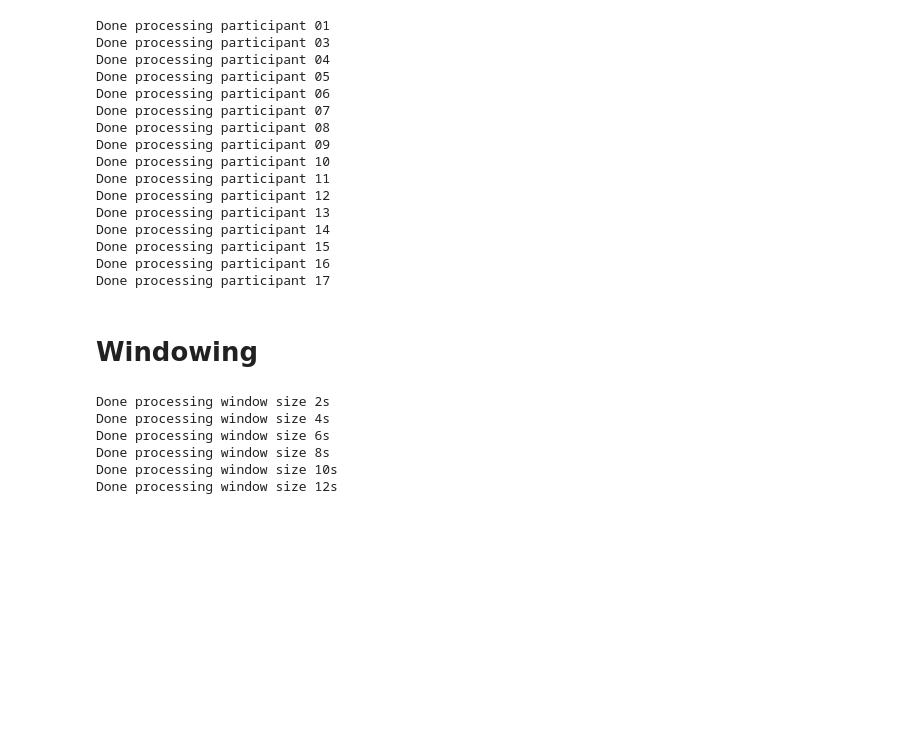
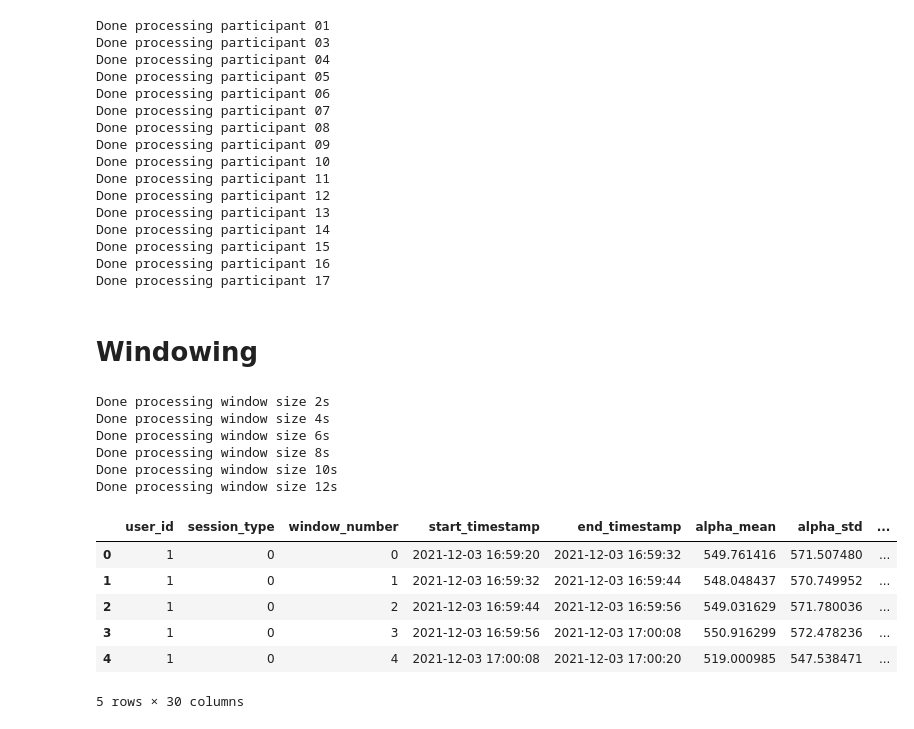
Before and after one commit to FYP-22-23-EEE/weee-preprocess, a Jupyter notebook: notebooks/MUSE/EEG.ipynb, the cells around one changed output. Cells and saved outputs as stored; diff of their text form; code cells hidden in the pictures; blank space fills up the shorter version.

```diff
--- a/notebooks/MUSE/EEG.ipynb
+++ b/notebooks/MUSE/EEG.ipynb
@@ -65,26 +65,24 @@ Done processing participant 17
 # %%
 WINDOW_SIZES = ['2s', '4s', '6s', '8s', '10s', '12s']
 AGG_FUNCS = ['mean', 'std', 'min', 'max', 'median']
-SKIP_FROM_START_SIT_FOR_EACH = '30s'
+SKIP_FROM_START_SIT = '30s'
 # %%
 def create_non_overlapping_windows(window_size, agg_funcs, ignore_incomplete_windows=True):
     dfs = []
     for p, p_df in muse_eeg.groupby('user_id'):
+
+        if SKIP_FROM_START_SIT:
+            skip = parse_simple_timedelta(SKIP_FROM_START_SIT)
+            p_df = activity_encoder.crop_from_start_time(p_df, p, offset=skip)
+
         for a, pa_df in p_df.groupby('session_type'):
             # pre touch ups
             df = pa_df.sort_values('timestamp')
-            if SKIP_FROM_START_SIT_FOR_EACH:
-                lower_bound = df['timestamp'].iloc[0] + parse_simple_timedelta(SKIP_FROM_START_SIT_FOR_EACH)
-                df = df[df['timestamp'] >= lower_bound]
-            df = df.dropna(subset=['session_type']) # remove rows with nan activity
-            if ignore_incomplete_windows:
-                number_of_windows = len(df) // int(window_size[:-1])
-                df = df.iloc[:number_of_windows*int(window_size[:-1])] # remove incomplete windows
 
             # create windows and aggregate
             agg_cols = {c: agg_funcs for c in df.columns if c not in ['timestamp', 'user_id', 'session_type']}
             agg_cols['timestamp'] =  ['first', 'last']
-            windowed = df.groupby(pd.Grouper(key='timestamp', freq=window_size)).agg(agg_cols)
+            windowed = df.groupby(pd.Grouper(key='timestamp', freq=window_size, origin='start')).agg(agg_cols)
 
             # post touch ups
             windowed.columns = ['_'.join(col).strip() for col in windowed.columns.values]
@@ -92,9 +90,13 @@ def create_non_overlapping_windows(window_size, agg_funcs, ignore_incomplete_win
             windowed.insert(0, 'user_id', p)
             windowed.insert(1, 'session_type', a)
             windowed.insert(2, 'window_number', range(len(windowed)))
-            windowed.insert(3, 'start_timestamp', windowed.pop('timestamp_first').dt.ceil(freq='s'))
+            windowed.insert(3, 'start_timestamp', windowed.pop('timestamp_first').dt.floor(freq='s'))
             windowed.insert(4, 'end_timestamp', windowed.pop('timestamp_last').dt.ceil(freq='s'))
             windowed.drop(columns=['timestamp'], inplace=True)
+            if (windowed.iloc[-1]['end_timestamp'] - windowed.iloc[-1]['start_timestamp']) < parse_simple_timedelta(window_size):
+                # remove last window if it is incomplete
+                windowed.drop(windowed.tail(1).index, inplace=True)
+
             dfs.append(windowed)
     return pd.concat(dfs, axis=0, ignore_index=True)
 # %%
@@ -113,3 +115,13 @@ Done processing window size 6s
 Done processing window size 8s
 Done processing window size 10s
 Done processing window size 12s
+# %%
+muse_eeg_windowed.head()
+# %% [output]
+|  | user_id | session_type | window_number | start_timestamp | end_timestamp | alpha_mean | alpha_std | ... |
+| 0 | 1 | 0 | 0 | 2021-12-03 16:59:20 | 2021-12-03 16:59:32 | 549.761416 | 571.507480 | ... |
+| 1 | 1 | 0 | 1 | 2021-12-03 16:59:32 | 2021-12-03 16:59:44 | 548.048437 | 570.749952 | ... |
+| 2 | 1 | 0 | 2 | 2021-12-03 16:59:44 | 2021-12-03 16:59:56 | 549.031629 | 571.780036 | ... |
+| 3 | 1 | 0 | 3 | 2021-12-03 16:59:56 | 2021-12-03 17:00:08 | 550.916299 | 572.478236 | ... |
+| 4 | 1 | 0 | 4 | 2021-12-03 17:00:08 | 2021-12-03 17:00:20 | 519.000985 | 547.538471 | ... |
+5 rows × 30 columns
```
Also changed, not shown: 5 other files.
